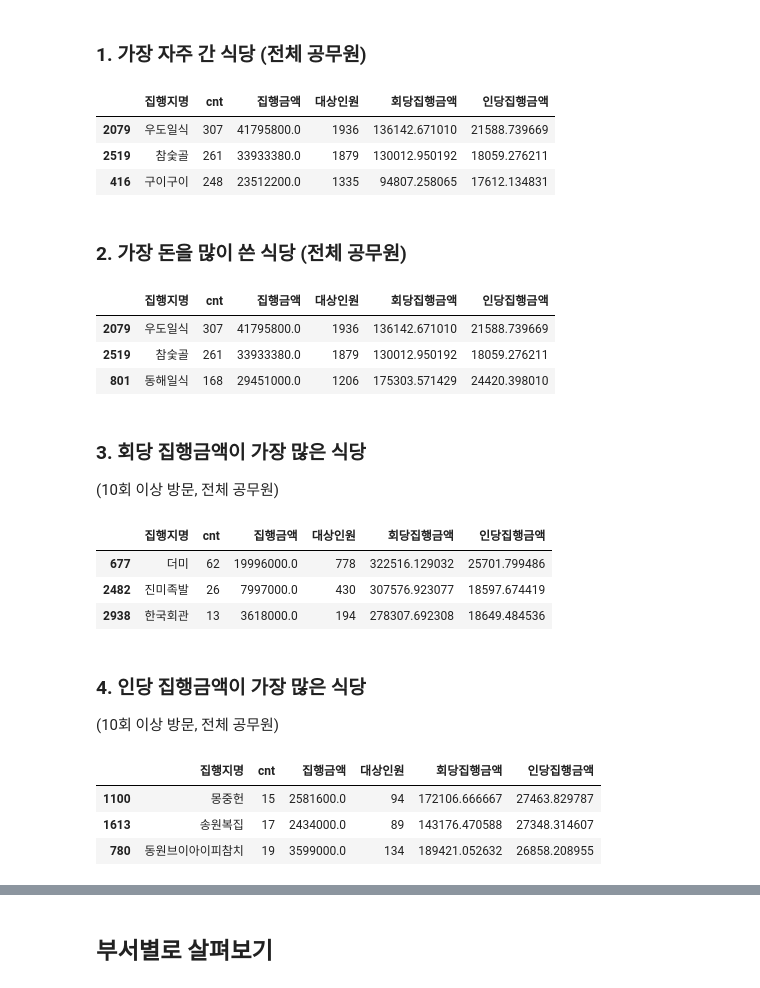
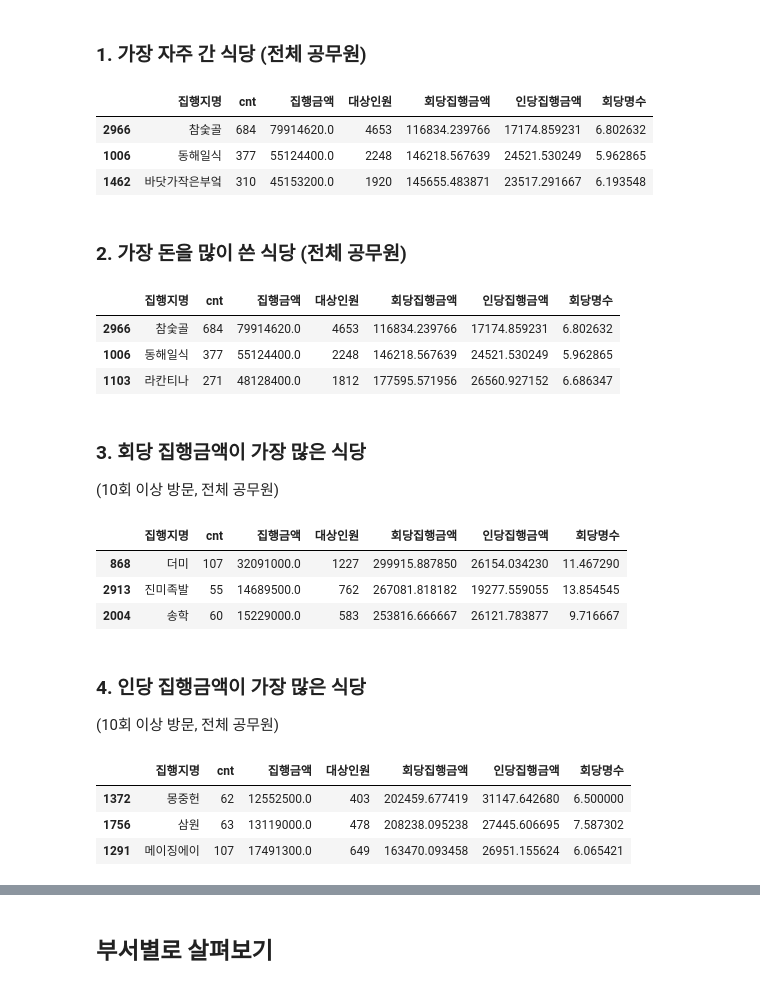
Before and after one commit to jy617lee/popular_restaurants_from_officials, a Jupyter notebook: data_analysis.ipynb, the cells around one changed output, grey strips where cells are left out. Saved outputs shown, nothing was run; the diff lists cells and outputs as text; code cells hidden in the pictures.

```diff
--- a/data_analysis.ipynb
+++ b/data_analysis.ipynb
@@ -28,5 +28,6 @@ df_group.head(3)
 # 회당, 인당 금액을 구해보자.
 df_group['회당집행금액'] = df_group['집행금액'] / df_group['cnt']
 df_group['인당집행금액'] = df_group['집행금액'] / df_group['대상인원']
+df_group['회당명수'] = df_group['대상인원'] / df_group['cnt']
 df_group.head(3)
 # %% [output]
@@ -41,38 +42,38 @@ df_group.head(3)
 # %%
 df_group.sort_values(by='cnt', ascending=False).head(3)
 # %% [output]
-|  | 집행지명 | cnt | 집행금액 | 대상인원 | 회당집행금액 | 인당집행금액 |
-| 2079 | 우도일식 | 307 | 41795800.0 | 1936 | 136142.671010 | 21588.739669 |
-| 2519 | 참숯골 | 261 | 33933380.0 | 1879 | 130012.950192 | 18059.276211 |
-| 416 | 구이구이 | 248 | 23512200.0 | 1335 | 94807.258065 | 17612.134831 |
+|  | 집행지명 | cnt | 집행금액 | 대상인원 | 회당집행금액 | 인당집행금액 | 회당명수 |
+| 2966 | 참숯골 | 684 | 79914620.0 | 4653 | 116834.239766 | 17174.859231 | 6.802632 |
+| 1006 | 동해일식 | 377 | 55124400.0 | 2248 | 146218.567639 | 24521.530249 | 5.962865 |
+| 1462 | 바닷가작은부엌 | 310 | 45153200.0 | 1920 | 145655.483871 | 23517.291667 | 6.193548 |
 # %% [markdown]
 ### 2. 가장 돈을 많이 쓴 식당 (전체 공무원)
 # %%
 df_group.sort_values(by='집행금액', ascending=False).head(3)
 # %% [output]
-|  | 집행지명 | cnt | 집행금액 | 대상인원 | 회당집행금액 | 인당집행금액 |
-| 2079 | 우도일식 | 307 | 41795800.0 | 1936 | 136142.671010 | 21588.739669 |
-| 2519 | 참숯골 | 261 | 33933380.0 | 1879 | 130012.950192 | 18059.276211 |
-| 801 | 동해일식 | 168 | 29451000.0 | 1206 | 175303.571429 | 24420.398010 |
+|  | 집행지명 | cnt | 집행금액 | 대상인원 | 회당집행금액 | 인당집행금액 | 회당명수 |
+| 2966 | 참숯골 | 684 | 79914620.0 | 4653 | 116834.239766 | 17174.859231 | 6.802632 |
+| 1006 | 동해일식 | 377 | 55124400.0 | 2248 | 146218.567639 | 24521.530249 | 5.962865 |
+| 1103 | 라칸티나 | 271 | 48128400.0 | 1812 | 177595.571956 | 26560.927152 | 6.686347 |
 # %% [markdown]
 ### 3. 회당 집행금액이 가장 많은 식당
 (10회 이상 방문, 전체 공무원)
 # %%
-df_group_5_up = df_group[df_group['cnt']>10]
+df_group_5_up = df_group[df_group['cnt']>50]
 df_group_5_up.sort_values(by='회당집행금액', ascending=False).head(3)
 # %% [output]
-|  | 집행지명 | cnt | 집행금액 | 대상인원 | 회당집행금액 | 인당집행금액 |
-| 677 | 더미 | 62 | 19996000.0 | 778 | 322516.129032 | 25701.799486 |
-| 2482 | 진미족발 | 26 | 7997000.0 | 430 | 307576.923077 | 18597.674419 |
-| 2938 | 한국회관 | 13 | 3618000.0 | 194 | 278307.692308 | 18649.484536 |
+|  | 집행지명 | cnt | 집행금액 | 대상인원 | 회당집행금액 | 인당집행금액 | 회당명수 |
+| 868 | 더미 | 107 | 32091000.0 | 1227 | 299915.887850 | 26154.034230 | 11.467290 |
+| 2913 | 진미족발 | 55 | 14689500.0 | 762 | 267081.818182 | 19277.559055 | 13.854545 |
+| 2004 | 송학 | 60 | 15229000.0 | 583 | 253816.666667 | 26121.783877 | 9.716667 |
 # %% [markdown]
 ### 4. 인당 집행금액이 가장 많은 식당
 (10회 이상 방문, 전체 공무원)
 # %%
-df_group_5_up = df_group[df_group['cnt']>10]
+df_group_5_up = df_group[df_group['cnt']>50]
 df_group_5_up.sort_values(by='인당집행금액', ascending=False).head(3)
 # %% [output]
-|  | 집행지명 | cnt | 집행금액 | 대상인원 | 회당집행금액 | 인당집행금액 |
-| 1100 | 몽중헌 | 15 | 2581600.0 | 94 | 172106.666667 | 27463.829787 |
-| 1613 | 송원복집 | 17 | 2434000.0 | 89 | 143176.470588 | 27348.314607 |
-| 780 | 동원브이아이피참치 | 19 | 3599000.0 | 134 | 189421.052632 | 26858.208955 |
+|  | 집행지명 | cnt | 집행금액 | 대상인원 | 회당집행금액 | 인당집행금액 | 회당명수 |
+| 1372 | 몽중헌 | 62 | 12552500.0 | 403 | 202459.677419 | 31147.642680 | 6.500000 |
+| 1756 | 삼원 | 63 | 13119000.0 | 478 | 208238.095238 | 27445.606695 | 7.587302 |
+| 1291 | 메이징에이 | 107 | 17491300.0 | 649 | 163470.093458 | 26951.155624 | 6.065421 |
```
Also changed, not shown: parts of 12 cells of this notebook, 5 other files.
